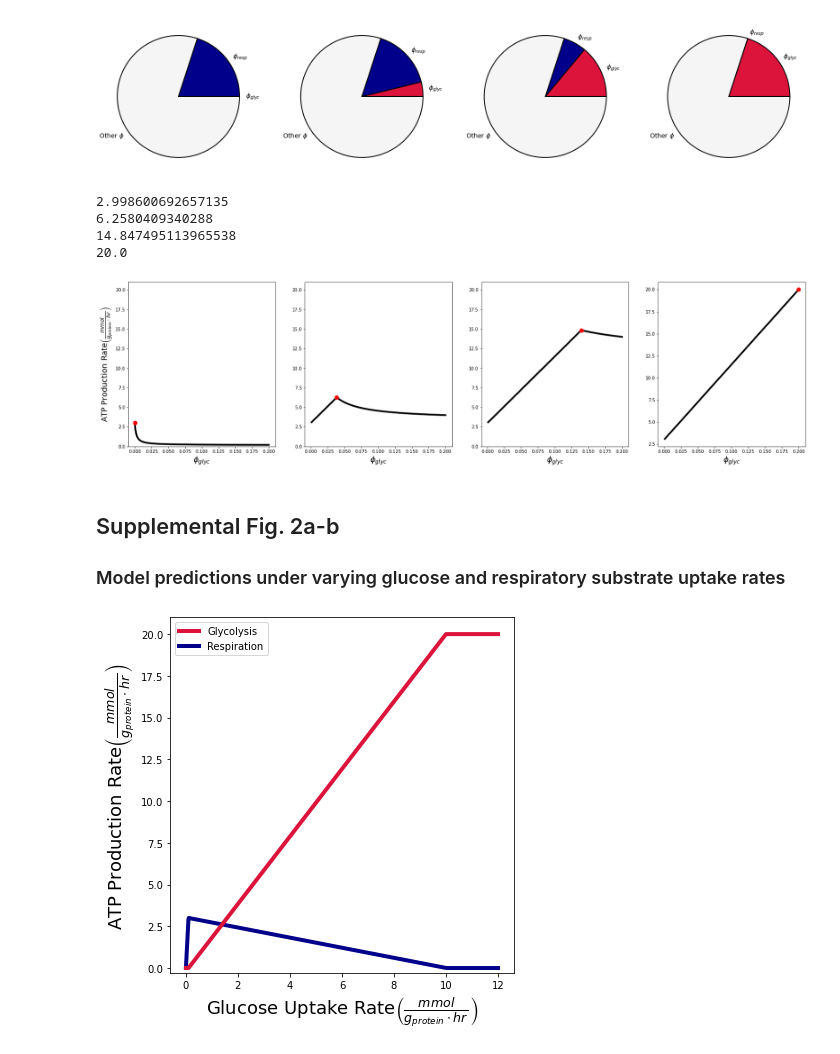
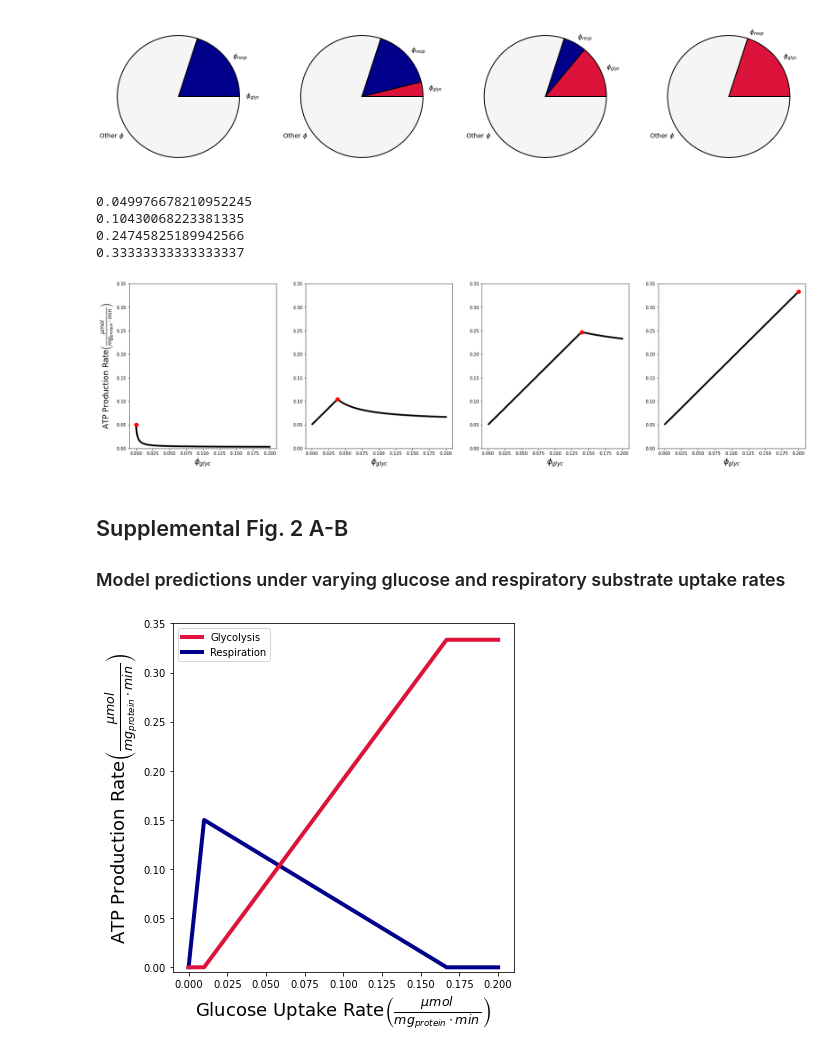
Before and after one commit to DenisTitovLab/WarburgEffectModel, a Jupyter notebook: Figure 1, Supplemental Figure 1, Supplemental Figure 2.ipynb, the cells around one changed output. Drawn from its saved outputs; the diff is of its cells as text; code cells hidden in the pictures.

```diff
--- a/Figure 1, Supplemental Figure 1, Supplemental Figure 2.ipynb
+++ b/Figure 1, Supplemental Figure 1, Supplemental Figure 2.ipynb
@@ -313,10 +596,10 @@ fig.savefig('./Figures/edf1a_proteome_fraction.svg',format='svg', dpi=1200)
 Mass_Fract_ATP = .2
 Y_Resp = 30
 Y_Glyc = 2
-V_Glyc = 50
-V_Resp = 0.5
+V_Glyc = 50 / 60
+V_Resp = 0.5 / 60
 
-Mass_Fract_Glyc = np.linspace(.0001, 1 ,1000)
+Mass_Fract_Glyc = np.linspace(.0001 , 1 ,1000)
 ATP_prod = np.zeros(len(Mass_Fract_Glyc))
 
 def warburgMax(Glucose_uptake_rate, Mass_Fract_Glyc):
@@ -341,7 +624,7 @@ def warburgMax(Glucose_uptake_rate, Mass_Fract_Glyc):
 #Extended Data Fig. 1e-h
 fig, ax = plt.subplots(1,4, figsize = (28,7))
 
-Glucose_uptake_rate = .1
+Glucose_uptake_rate = .1 / 60
 Mass_Fract_Glyc = np.linspace(.000001,Mass_Fract_ATP,1000)
 ATP_prod = np.zeros(len(Mass_Fract_Glyc))
 warburgMax(Glucose_uptake_rate, Mass_Fract_Glyc)
@@ -349,12 +632,12 @@ ax[0].plot(Mass_Fract_Glyc, ATP_prod, color = 'black', linewidth = 4, zorder=1)
 print(max(ATP_prod))
 df = pd.DataFrame({'Fraction' : Mass_Fract_Glyc, 'ATP' : ATP_prod})
 ax[0].scatter(df.loc[df['ATP'] == max(ATP_prod), 'Fraction'][0], df.loc[df['ATP'] == max(ATP_prod), 'ATP'][0], color = 'red', linewidth = 4, zorder=2)
-ax[0].set_ylim([0, 21])
+ax[0].set_ylim([0, 21/ 60])
 #ax[0].set_xlim([0, .35])
-ax[0].set_ylabel("ATP Production Rate" r'$ \left(\frac{mmol}{g_{protein} \cdot hr^{}}\right)$', fontsize=18)
+ax[0].set_ylabel("ATP Production Rate" r'$ \left(\frac{\mu mol}{mg_{protein} \cdot min^{}}\right)$', fontsize=18)
 ax[0].set_xlabel(r"$\phi_{glyc}$", fontsize=18)
 
-Glucose_uptake_rate = 2
+Glucose_uptake_rate = 2/ 60
 Mass_Fract_Glyc = np.linspace(.001,Mass_Fract_ATP,1000)
 ATP_prod = np.zeros(len(Mass_Fract_Glyc))
 warburgMax(Glucose_uptake_rate, Mass_Fract_Glyc)
@@ -362,10 +645,10 @@ print(max(ATP_prod))
 ax[1].plot(Mass_Fract_Glyc, ATP_prod, color = 'black', linewidth = 4, zorder=1)
 df = pd.DataFrame({'Fraction' : Mass_Fract_Glyc, 'ATP' : ATP_prod})
 ax[1].scatter(df.loc[df['ATP'] == max(ATP_prod), 'Fraction'], df.loc[df['ATP'] == max(ATP_prod), 'ATP'], color = 'red', linewidth = 4, zorder=2)
-ax[1].set_ylim([0, 21])
+ax[1].set_ylim([0, 21/ 60])
 ax[1].set_xlabel(r"$\phi_{glyc}$", fontsize=18)
 
-Glucose_uptake_rate = 7
+Glucose_uptake_rate = 7/ 60
 Mass_Fract_Glyc = np.linspace(.001,Mass_Fract_ATP,1000)
 ATP_prod = np.zeros(len(Mass_Fract_Glyc))
 warburgMax(Glucose_uptake_rate, Mass_Fract_Glyc)
@@ -373,10 +656,10 @@ print(max(ATP_prod))
 ax[2].plot(Mass_Fract_Glyc, ATP_prod, color = 'black', linewidth = 4, zorder=1)
 df = pd.DataFrame({'Fraction' : Mass_Fract_Glyc, 'ATP' : ATP_prod})
 ax[2].scatter(df.loc[df['ATP'] == max(ATP_prod), 'Fraction'], df.loc[df['ATP'] == max(ATP_prod), 'ATP'], color = 'red', linewidth = 4, zorder=2)
-ax[2].set_ylim([0, 21])
+ax[2].set_ylim([0, 21/ 60])
 ax[2].set_xlabel(r"$\phi_{glyc}$", fontsize=18)
 
-Glucose_uptake_rate = 11
+Glucose_uptake_rate = 11/ 60
 Mass_Fract_Glyc = np.linspace(.001,Mass_Fract_ATP,1000)
 ATP_prod = np.zeros(len(Mass_Fract_Glyc))
 warburgMax(Glucose_uptake_rate, Mass_Fract_Glyc)
@@ -384,17 +667,18 @@ print(max(ATP_prod))
 ax[3].plot(Mass_Fract_Glyc, ATP_prod, color = 'black', linewidth = 4, zorder=1)
 df = pd.DataFrame({'Fraction' : Mass_Fract_Glyc, 'ATP' : ATP_prod})
 ax[3].scatter(df.loc[df['ATP'] == max(ATP_prod), 'Fraction'], df.loc[df['ATP'] == max(ATP_prod), 'ATP'], color = 'red', linewidth = 4, zorder=2)
+ax[3].set_ylim([0, 21/ 60])
 ax[3].set_xlabel(r"$\phi_{glyc}$", fontsize=18)
 
 fig.savefig('./Figures/edf1b_maximal_atp_production.svg',format='svg', dpi=1200)
 # %% [output]
-2.998600692657135
-6.2580409340288
-14.847495113965538
-20.0
+0.049976678210952245
+0.10430068223381335
+0.24745825189942566
+0.33333333333333337
-[figure, old version]
+[figure, new version]
 # %% [markdown]
-## Supplemental Fig. 2a-b
+## Supplemental Fig. 2 A-B
 ### Model predictions under varying glucose and respiratory substrate uptake rates
 # %%
 def warburgModel(Glucose_Uptake_Rate, RespSub_Uptake_Rate, Y_Glyc, Y_Resp, V_Resp, V_Glyc, Mass_Fract_ATP):
@@ -494,16 +778,16 @@ def warburgLoop(GUR, RUR, V_Glyc_Loop, V_Resp_Loop, Y_Glyc_Loop, Y_Resp_Loop):
     return(df)
 # %%
 #Defining glucose and respiratory substrate uptake rates
-glucose_uptake = np.linspace(.001,12,1000)
+glucose_uptake = np.linspace(.001 / 60,12 / 60,1000)
 #no respiratory substrate uptake
-resp_sub_uptake = 0
+resp_sub_uptake = 0 / 60
 
 #Assigning values for fermentation specific activity (VG), respiration specific activity (VR),
 #fermentation yield (YG), and respiration yield (YR)
-VG = 50
-VR = .5
+VG = 50 / 60
+VR = 3 / 60
 YG = 2
-YR = 30
+YR = 15
 
 #Results of the above functions
 result = warburgLoop(glucose_uptake, resp_sub_uptake, VG, VR, YG, YR)
@@ -514,29 +798,29 @@ result['ATP_resp'] = result['resp_mass'] * VR * YR
 # %%
 #plotting the results
 fig, ax = plt.subplots(figsize=(8,2))
 ax.patch.set_facecolor('white')
 
 #ATP production rate from fermentation
 sns.lineplot(x="gluc", y="ATP_ferm",
               data=result, color = 'crimson', linewidth = 4, zorder = 2)
 fig.set_size_inches(8,6)
 plt.tight_layout()
 
 #ATP production rate from respiration
 sns.lineplot(x="gluc", y="ATP_resp",
               data=result, color = 'darkblue', linewidth = 4, zorder = 1)
-ax.set_xlabel("Glucose Uptake Rate" r'$ \left(\frac{mmol}{g_{protein} \cdot hr^{}}\right)$', fontsize=18)
-ax.set_ylabel("ATP Production Rate" r'$ \left(\frac{mmol}{g_{protein} \cdot hr^{}}\right)$', fontsize=18)
+ax.set_xlabel("Glucose Uptake Rate" r'$ \left(\frac{\mu mol}{mg_{protein} \cdot min^{}}\right)$', fontsize=18)
+ax.set_ylabel("ATP Production Rate" r'$ \left(\frac{\mu mol}{mg_{protein} \cdot min^{}}\right)$', fontsize=18)
 plt.legend(title=False, loc='upper left', labels=["Glycolysis", "Respiration"])
 fig.set_size_inches(6,6)
 
-ax.set_ylim(-0.3,21)
+ax.set_ylim(-0.3/ 60,21/ 60)
 
 plt.tight_layout()
 
 #save figure
 fig.savefig('./Figures/edf2a_no_respiratory_substrate_uptake.svg',format='svg', dpi=1200)
 # %% [output]
-[figure, old version]
+[figure, new version]
 # %%
 #Defining glucose and respiratory substrate uptake rates
```
Also changed, not shown: parts of 16 cells of this notebook.
